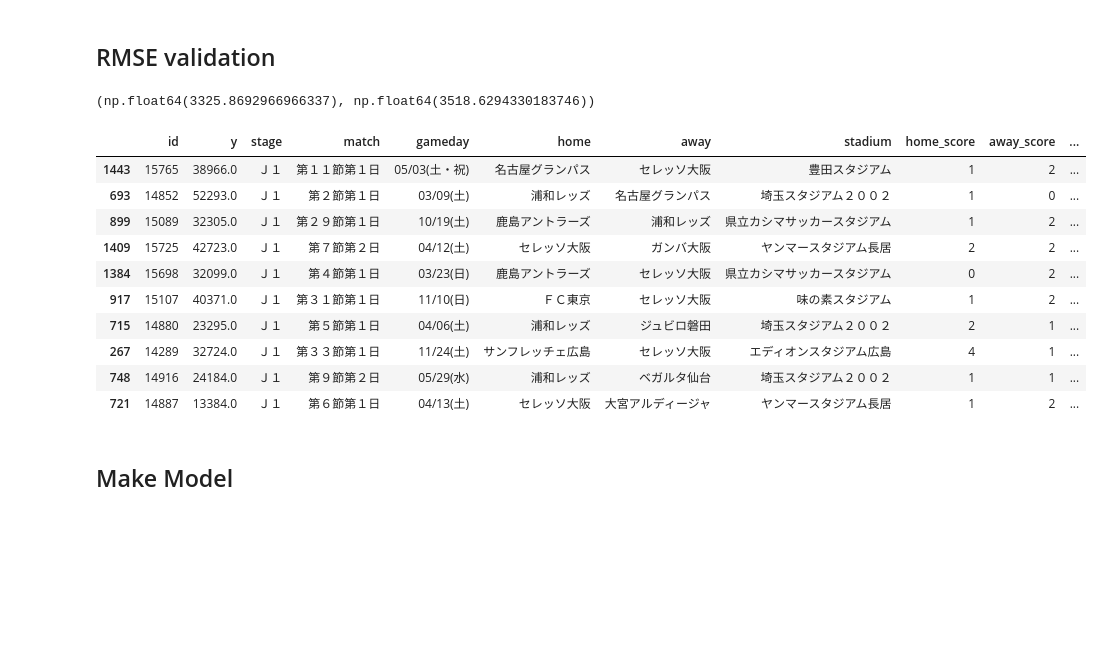
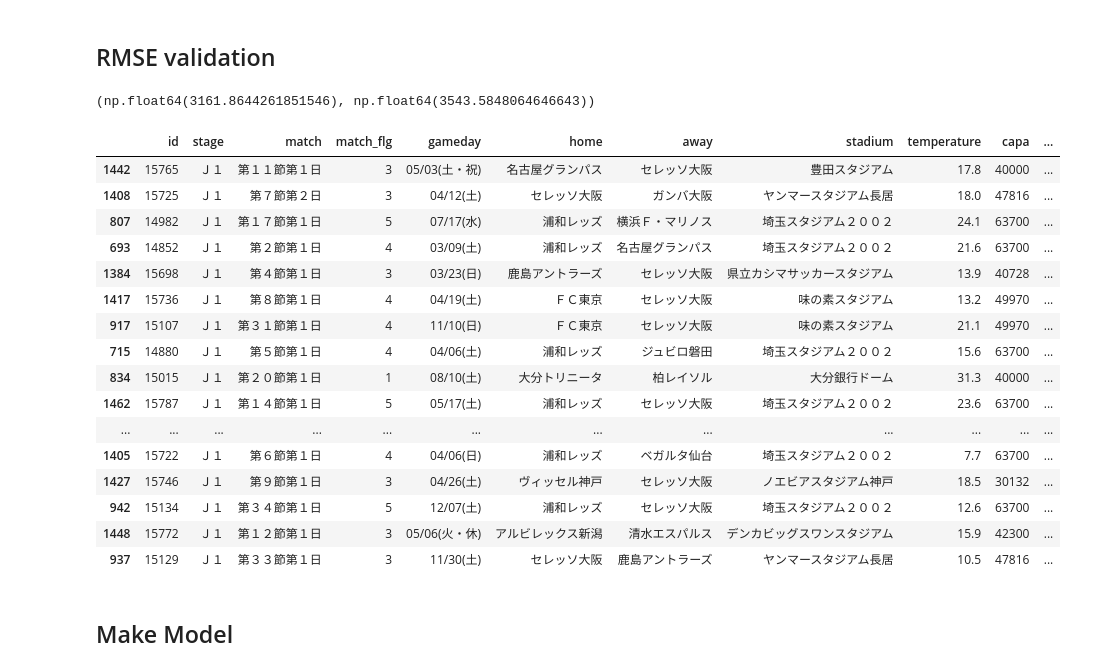
Before and after one commit to ixotech1/dstrainingclass, a Jupyter notebook: study/05/JLeague_LC.ipynb, the cells around one changed output. Cells and saved outputs as stored; diff of their text form; code cells hidden in the pictures; blank space fills up the shorter version.

```diff
--- a/study/05/JLeague_LC.ipynb
+++ b/study/05/JLeague_LC.ipynb
@@ -116,7 +122,7 @@ player_df['capa_pct'] = player_capa_pct
 player_df['match_count'] = player_count
 player_df['total_y'] = total_y
 # fill in missing data with mean capa pct (players not in train)
-player_df['capa_pct'] = player_df['capa_pct'].fillna(capa_pct['capa_pct'].mean())
+player_df['capa_pct'] = player_df['capa_pct'].fillna(player_df['capa_pct'].mean())
 
 player_df.head(3)
 # %% [output]
@@ -185,0 +203,7 @@ dat.shape
+# %%
+# Hot team matters?
+gdat = dat.groupby("home").y.mean().reset_index().sort_values(by="y",ascending=False)
+
+sns.barplot(gdat,x="home",y="y")
+plt.xticks(rotation=90);
+plt.grid()
@@ -185,0 +212,10 @@ dat.shape
+# %%
+# flagging teams
+reds = gdat.query("y >= 30000")["home"].tolist()
+top_home = gdat.query("30000 > y >= 17500")["home"].tolist()
+mid_home = gdat.query("17500 > y >= 10000")["home"].tolist()
+
+dat["home_flg"] = dat["home"].apply(lambda x: 3 if x in reds else 2 if x in top_home else 1 if x in mid_home else 0)
+dat["away_flg"] = dat["away"].apply(lambda x: 3 if x in reds else 2 if x in top_home else 1 if x in mid_home else 0)
+dat["match_flg"] = dat["home_flg"] + dat["away_flg"]
+dat["large_stadium_flg"] = dat["capa"].apply(lambda x: 1 if x >= 40000 else 0)
@@ -186,3 +232,8 @@ dat.shape
+# %%
+sele = ["J1_flg", "December_flg", "attract_mean", "tv_N", "tv_NHK_flg", "capa_cate",
+     'team_capa_pct_y','stadium_capa_pct_y', #V2
+    "mean_home_capa_y","mean_away_capa_y","mean_allplayer_capa_y", #V3
+    "match_flg","large_stadium_flg","mean_home_total_y","mean_away_total_y","mean_allplayer_total_y"] #V4
 # %% [markdown]
 ## Check Multicollinearity
 　多重共線性の確認は, 相関係数にて行う.
@@ -211,9 +265,7 @@ def rmse(y_actual, y_predicted):
     return np.sqrt(np.mean((y_predicted - y_actual) ** 2))
 
 train = dat[(dat["data"]=="Train") & (dat["y"] > 0)].copy()
-train_x = train[["December_flg", "attract_mean", "tv_N", "tv_NHK_flg", "capa_cate", "J1_flg",
-                 'team_capa_pct_y','stadium_capa_pct_y',
-                "mean_home_capa_y","mean_away_capa_y","mean_allplayer_capa_y"]].copy()
+train_x = train[sele].copy()
 train_y = train[["y"]].copy()
 
 train_x, valid_x, train_y, valid_y= train_test_split(train_x, train_y, test_size=0.2, shuffle=False)
@@ -222,33 +274,39 @@ train_pred = model.predict(train_x)
 valid_pred = model.predict(valid_x)
 rmse(train_y, train_pred), rmse(valid_y, valid_pred)
 # V3 (np.float64(3325.8692966966337), np.float64(3518.6294330183746))
+# V4 (np.float64(3161.8644261851546), np.float64(3543.5848064646643))
 # %% [output]
-(np.float64(3325.8692966966337), np.float64(3518.6294330183746))
+(np.float64(3161.8644261851546), np.float64(3543.5848064646643))
 # %%
-train_x = train[["December_flg", "attract_mean", "tv_N", "tv_NHK_flg", "capa_cate", "J1_flg",
-                 'team_capa_pct_y','stadium_capa_pct_y',
-                "mean_home_capa_y","mean_away_capa_y","mean_allplayer_capa_y"]].copy()
+train_x = train[sele].copy()
 train_y = train[["y"]].copy()
 model = linear_model.LinearRegression().fit(train_x, train_y)
 train_pred = model.predict(train_x)
 
 train["pred"] = train_pred
 train["pred - y"] = train["pred"] - train_y["y"]
 train["abs(pred - y)"] = train["pred - y"].abs()
-train.drop(columns=player_col+["home_players","away_players","players","tv","name","address","data","referee","year","weather","humidity","time"]).sort_values(by="abs(pred - y)",ascending=False).head(10)
-# flag popular team?, fix player_y, nice weather x temperature flag?, capa > 40,000 flag?
+view_col = ["id","stage","match","match_flg","gameday","home","away","stadium","temperature","capa","y","pred","pred - y","abs(pred - y)","team_capa_pct_y","stadium_capa_pct_y"]
+train[view_col].sort_values(by="abs(pred - y)",ascending=False).head(30)
+# nice weather x temperature flag?
 # %% [output]
-|  | id | y | stage | match | gameday | home | away | stadium | home_score | away_score | ... |
-| 1443 | 15765 | 38966.0 | Ｊ１ | 第１１節第１日 | 05/03(土・祝) | 名古屋グランパス | セレッソ大阪 | 豊田スタジアム | 1 | 2 | ... |
-| 693 | 14852 | 52293.0 | Ｊ１ | 第２節第１日 | 03/09(土) | 浦和レッズ | 名古屋グランパス | 埼玉スタジアム２００２ | 1 | 0 | ... |
-| 899 | 15089 | 32305.0 | Ｊ１ | 第２９節第１日 | 10/19(土) | 鹿島アントラーズ | 浦和レッズ | 県立カシマサッカースタジアム | 1 | 2 | ... |
-| 1409 | 15725 | 42723.0 | Ｊ１ | 第７節第２日 | 04/12(土) | セレッソ大阪 | ガンバ大阪 | ヤンマースタジアム長居 | 2 | 2 | ... |
-| 1384 | 15698 | 32099.0 | Ｊ１ | 第４節第１日 | 03/23(日) | 鹿島アントラーズ | セレッソ大阪 | 県立カシマサッカースタジアム | 0 | 2 | ... |
-| 917 | 15107 | 40371.0 | Ｊ１ | 第３１節第１日 | 11/10(日) | ＦＣ東京 | セレッソ大阪 | 味の素スタジアム | 1 | 2 | ... |
-| 715 | 14880 | 23295.0 | Ｊ１ | 第５節第１日 | 04/06(土) | 浦和レッズ | ジュビロ磐田 | 埼玉スタジアム２００２ | 2 | 1 | ... |
-| 267 | 14289 | 32724.0 | Ｊ１ | 第３３節第１日 | 11/24(土) | サンフレッチェ広島 | セレッソ大阪 | エディオンスタジアム広島 | 4 | 1 | ... |
-| 748 | 14916 | 24184.0 | Ｊ１ | 第９節第２日 | 05/29(水) | 浦和レッズ | ベガルタ仙台 | 埼玉スタジアム２００２ | 1 | 1 | ... |
-| 721 | 14887 | 13384.0 | Ｊ１ | 第６節第１日 | 04/13(土) | セレッソ大阪 | 大宮アルディージャ | ヤンマースタジアム長居 | 1 | 2 | ... |
+|  | id | stage | match | match_flg | gameday | home | away | stadium | temperature | capa | ... |
+| 1442 | 15765 | Ｊ１ | 第１１節第１日 | 3 | 05/03(土・祝) | 名古屋グランパス | セレッソ大阪 | 豊田スタジアム | 17.8 | 40000 | ... |
+| 1408 | 15725 | Ｊ１ | 第７節第２日 | 3 | 04/12(土) | セレッソ大阪 | ガンバ大阪 | ヤンマースタジアム長居 | 18.0 | 47816 | ... |
+| 807 | 14982 | Ｊ１ | 第１７節第１日 | 5 | 07/17(水) | 浦和レッズ | 横浜Ｆ・マリノス | 埼玉スタジアム２００２ | 24.1 | 63700 | ... |
+| 693 | 14852 | Ｊ１ | 第２節第１日 | 4 | 03/09(土) | 浦和レッズ | 名古屋グランパス | 埼玉スタジアム２００２ | 21.6 | 63700 | ... |
+| 1384 | 15698 | Ｊ１ | 第４節第１日 | 3 | 03/23(日) | 鹿島アントラーズ | セレッソ大阪 | 県立カシマサッカースタジアム | 13.9 | 40728 | ... |
+| 1417 | 15736 | Ｊ１ | 第８節第１日 | 4 | 04/19(土) | ＦＣ東京 | セレッソ大阪 | 味の素スタジアム | 13.2 | 49970 | ... |
+| 917 | 15107 | Ｊ１ | 第３１節第１日 | 4 | 11/10(日) | ＦＣ東京 | セレッソ大阪 | 味の素スタジアム | 21.1 | 49970 | ... |
+| 715 | 14880 | Ｊ１ | 第５節第１日 | 4 | 04/06(土) | 浦和レッズ | ジュビロ磐田 | 埼玉スタジアム２００２ | 15.6 | 63700 | ... |
+| 834 | 15015 | Ｊ１ | 第２０節第１日 | 1 | 08/10(土) | 大分トリニータ | 柏レイソル | 大分銀行ドーム | 31.3 | 40000 | ... |
+| 1462 | 15787 | Ｊ１ | 第１４節第１日 | 5 | 05/17(土) | 浦和レッズ | セレッソ大阪 | 埼玉スタジアム２００２ | 23.6 | 63700 | ... |
+| ... | ... | ... | ... | ... | ... | ... | ... | ... | ... | ... | ... |
+| 1405 | 15722 | Ｊ１ | 第６節第１日 | 4 | 04/06(日) | 浦和レッズ | ベガルタ仙台 | 埼玉スタジアム２００２ | 7.7 | 63700 | ... |
+| 1427 | 15746 | Ｊ１ | 第９節第１日 | 3 | 04/26(土) | ヴィッセル神戸 | セレッソ大阪 | ノエビアスタジアム神戸 | 18.5 | 30132 | ... |
+| 942 | 15134 | Ｊ１ | 第３４節第１日 | 5 | 12/07(土) | 浦和レッズ | セレッソ大阪 | 埼玉スタジアム２００２ | 12.6 | 63700 | ... |
+| 1448 | 15772 | Ｊ１ | 第１２節第１日 | 3 | 05/06(火・休) | アルビレックス新潟 | 清水エスパルス | デンカビッグスワンスタジアム | 15.9 | 42300 | ... |
+| 937 | 15129 | Ｊ１ | 第３３節第１日 | 3 | 11/30(土) | セレッソ大阪 | 鹿島アントラーズ | ヤンマースタジアム長居 | 10.5 | 47816 | ... |
 # %% [markdown]
 ## Make Model
 # %%
```
Also changed, not shown: parts of 17 cells of this notebook, 2 other files.
